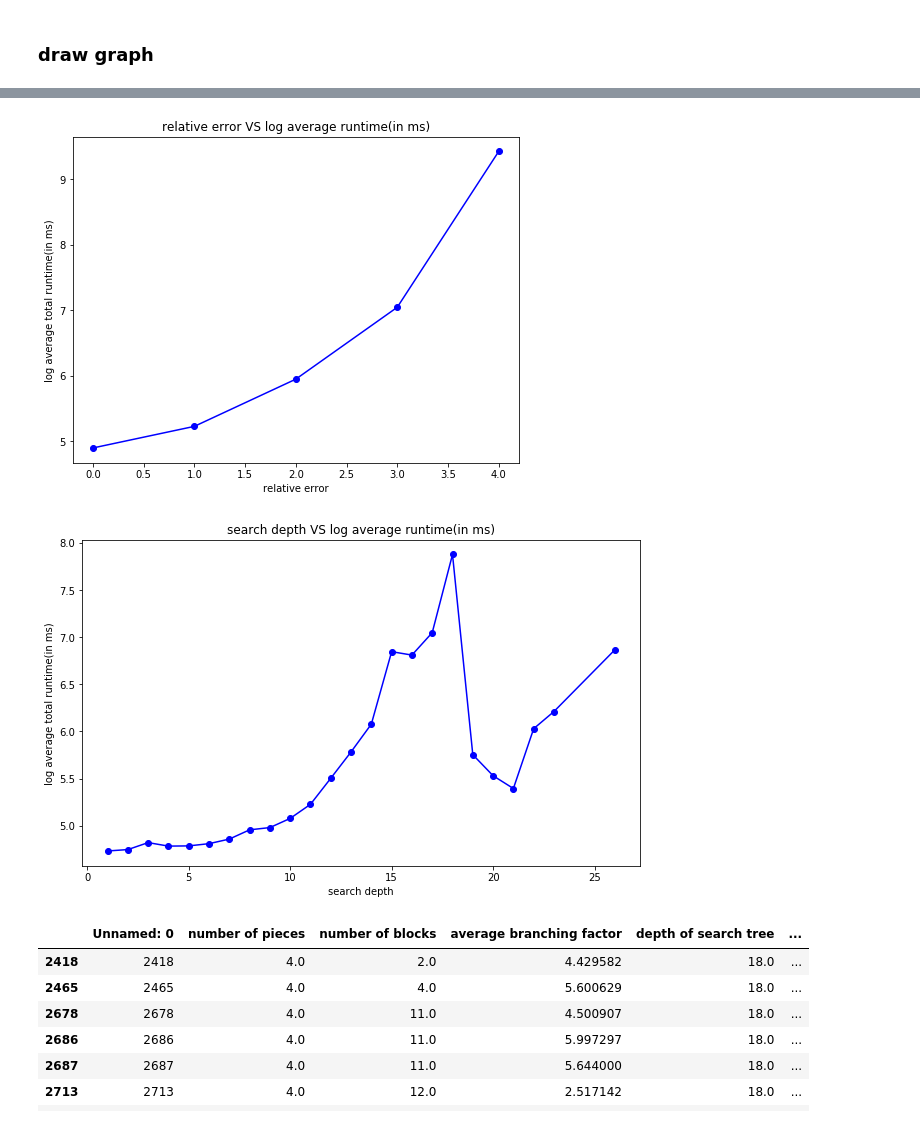
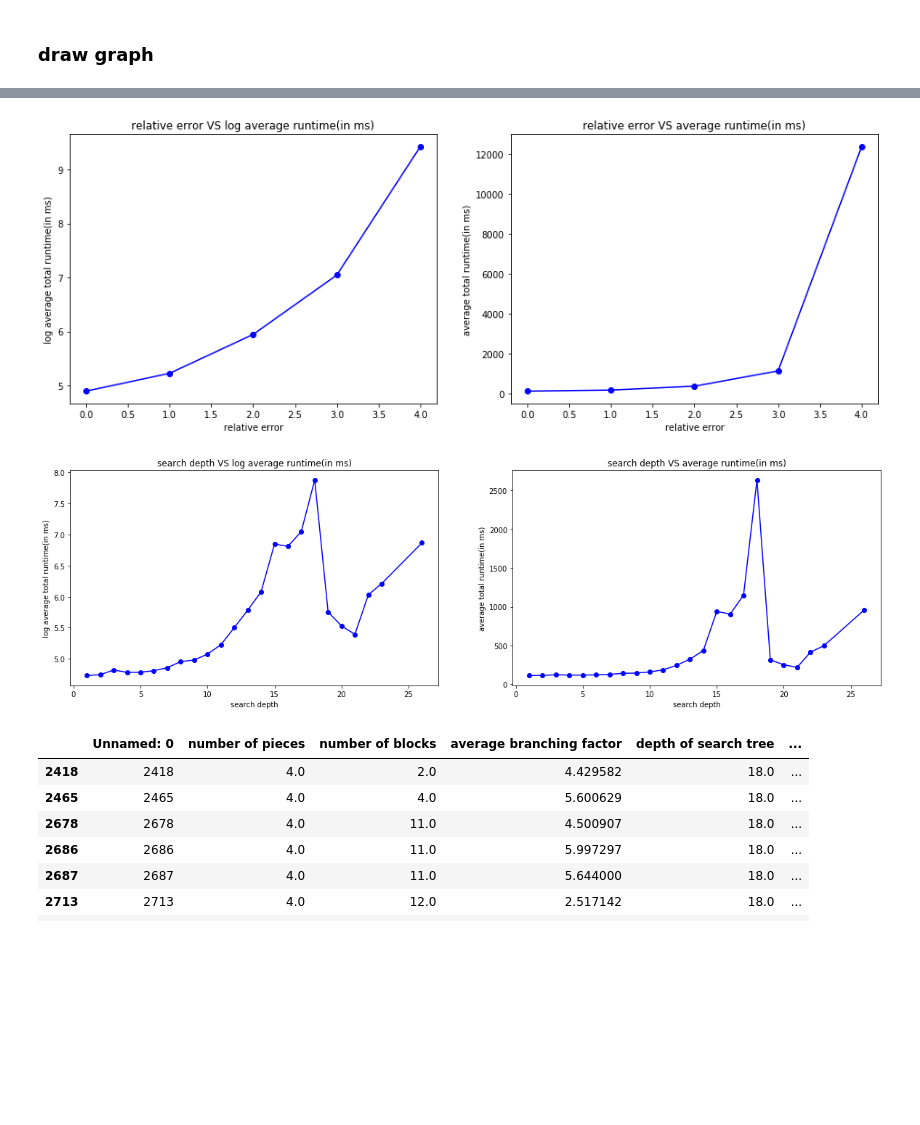
Before and after one commit to yangxvlin/Board-Game-Chexer-AI, a Jupyter notebook: project1/report.ipynb, the cells around one changed output, grey strips where cells are left out. Drawn from its saved outputs; the diff is of its cells as text; code cells hidden in the pictures; blank space fills up the shorter version.

```diff
--- a/project1/report.ipynb
+++ b/project1/report.ipynb
@@ -120,26 +136,34 @@ plt.show()
 # %%
 grouped = summary.groupby('relative error')
 r_runtime = []
 r_preprocess_time = []
 r_execution_time = []
 error = []
 for i, group in grouped:
     error.append(i)
     r_runtime.append(group['runtime(in ms)'].mean())
     r_preprocess_time.append(group['preprocess time(in ms)'].mean())
     r_execution_time.append(r_runtime[len(r_runtime) - 1] - r_preprocess_time[len(r_preprocess_time) - 1])
 
-# log_r_runtime = list(map(log, r_runtime))
+log_r_runtime = list(map(log, r_runtime))
 
-plt.figure(figsize = [8, 6])
+plt.figure(figsize = [16, 12])
 
+plt.subplot(2, 2, 1)
 plt.plot(error, log_r_runtime, "bo-")
 plt.title("relative error VS log average runtime(in ms)")
 plt.xlabel("relative error")
 plt.ylabel("log average total runtime(in ms)")
+
+plt.subplot(2, 2, 2)
+plt.plot(error, r_runtime, "bo-")
+plt.title("relative error VS average runtime(in ms)")
+plt.xlabel("relative error")
+plt.ylabel("average total runtime(in ms)")
+
 plt.show()
 # %% [output]
-[figure, old version]
+[figure, new version]
 # %%
 grouped = summary.groupby('depth of search tree')
 d_runtime = []
@@ -154,15 +178,23 @@ for i, group in grouped:
 
 log_d_runtime = list(map(log, d_runtime))
 
-plt.figure(figsize = [10, 6])
+plt.figure(figsize = [20, 12])
 
+plt.subplot(2, 2, 1)
 plt.plot(depth, log_d_runtime, "bo-")
 plt.title("search depth VS log average runtime(in ms)")
 plt.xlabel("search depth")
 plt.ylabel("log average total runtime(in ms)")
+
+plt.subplot(2, 2, 2)
+plt.plot(depth, d_runtime, "bo-")
+plt.title("search depth VS average runtime(in ms)")
+plt.xlabel("search depth")
+plt.ylabel("average total runtime(in ms)")
+
 plt.show()
 # %% [output]
-[figure, old version]
+[figure, new version]
 # %%
 summary[summary['depth of search tree'] == 18]
 # %% [output]
```
Also changed, not shown: parts of 4 cells of this notebook.
